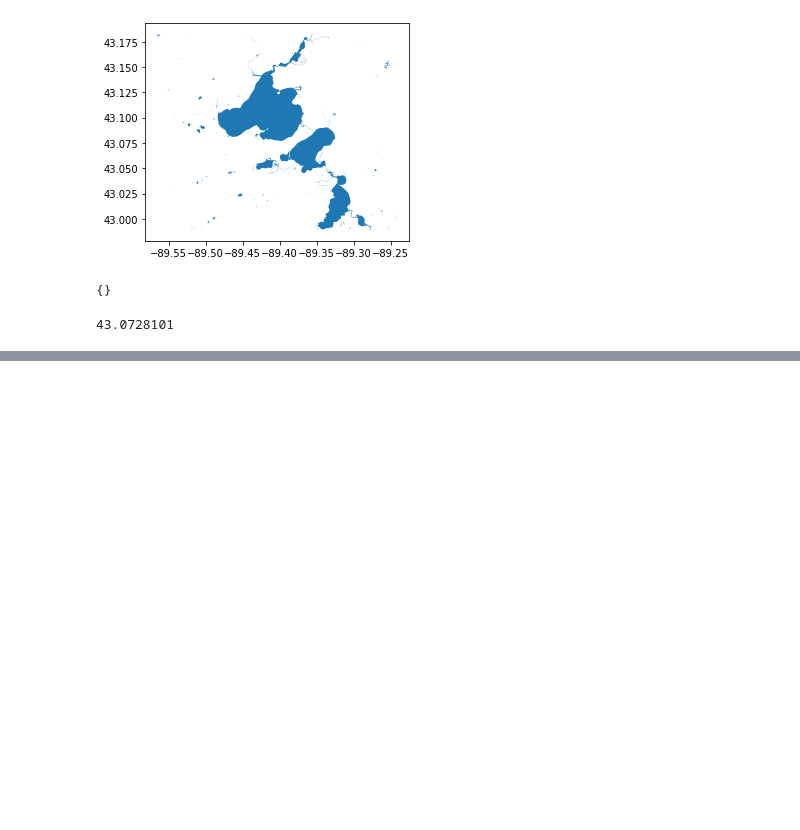
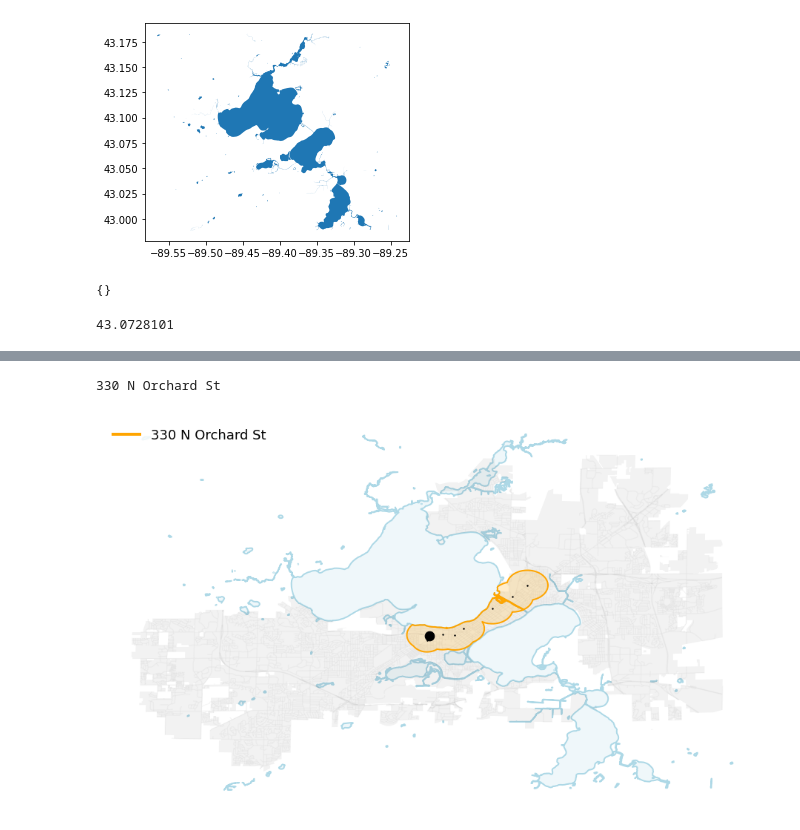
Before and after one commit to wisc-bus/simulator, a Jupyter notebook: notebooks/Young_task.ipynb, the cells around one changed output, grey strips where cells are left out. Saved outputs shown, nothing was run; the diff lists cells and outputs as text; code cells hidden in the pictures; blank space fills up the shorter version.

```diff
--- a/notebooks/Young_task.ipynb
+++ b/notebooks/Young_task.ipynb
@@ -207,0 +168,5 @@ def demo(addrs_str):
+# %%
+plot(busSim2, ['330 N Orchard St'])
+# %% [output]
+330 N Orchard St
+[figure, added]
```
Also changed, not shown: parts of 5 cells of this notebook, 3 other files.
